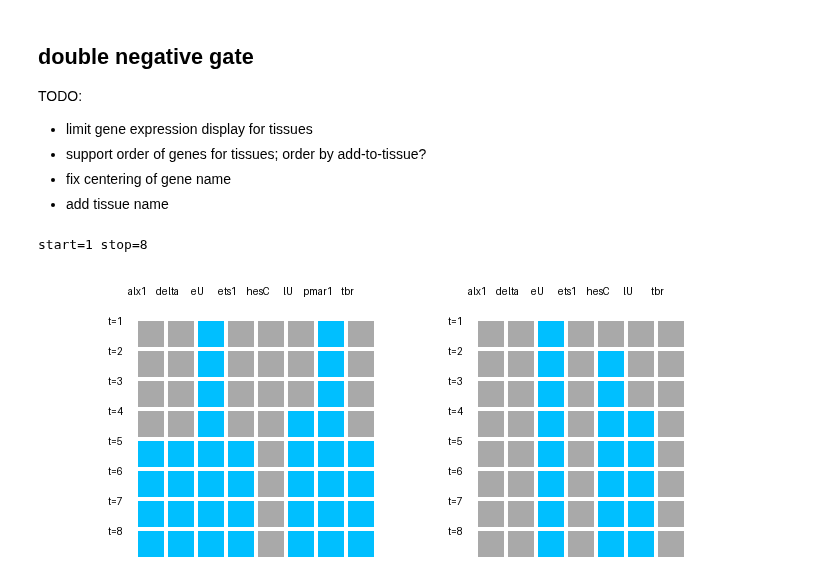
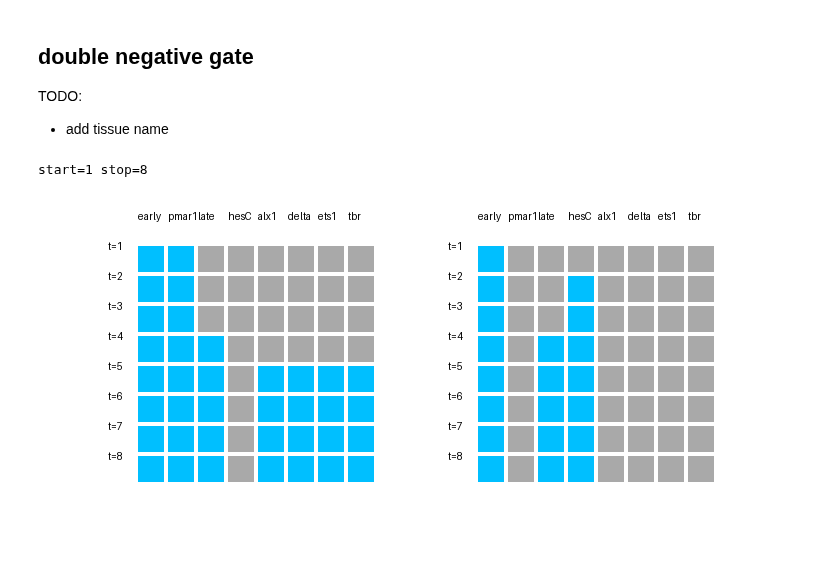
Before and after one commit to dinkum-bio/dinkum, a Jupyter notebook: notebooks/sea-urchin-double-negative.ipynb, the cells around one changed output. Saved outputs shown, nothing was run; the diff lists cells and outputs as text; code cells hidden in the pictures; blank space fills up the shorter version.

Commit message:
cleanup, add ordered gene names

```diff
--- a/notebooks/sea-urchin-double-negative.ipynb
+++ b/notebooks/sea-urchin-double-negative.ipynb
@@ -12,9 +12,6 @@ from dinkum.display import MultiTissuePanel, tc_record_activity
 ## double negative gate
 
 TODO:
-- limit gene expression display for tissues
-- support order of genes for tissues; order by add-to-tissue?
-- fix centering of gene name
 - add tissue name
 # %%
 dinkum.reset()
@@ -31,40 +28,41 @@ embryo = Tissue(name='rest of embryo')
 micromere = Tissue(name='micromeres')
 
 # maternal genes
-early_ubiq = Gene(name='eU')
-late_ubiq = Gene(name='lU')
+early_ubiq = Gene(name='early')
+late_ubiq = Gene(name='late')
 
 # @CTB: chain??
 
 ## set up maternal gene expression
 
 # early ubiq
 early_ubiq.is_present(where=micromere, start=1)
 early_ubiq.is_present(where=embryo, start=1)
 
 # late ubiq
 late_ubiq.is_present(where=micromere, start=4)
 late_ubiq.is_present(where=embryo, start=4)
 
 # pmar1: maternal in micromeres only
 pmar1.is_present(where=micromere, start=1)
 
 ## set up all downstream genes
 
 
 # hesC: early, if not for pmar1
 hesC.and_not(activator=early_ubiq, repressor=pmar1)
 
 # alx &c: late, if not for hesC
 alx1.and_not(activator=late_ubiq, repressor=hesC)
 delta.and_not(activator=late_ubiq, repressor=hesC)
 tbr.and_not(activator=late_ubiq, repressor=hesC)
 ets1.and_not(activator=late_ubiq, repressor=hesC)
 
 states, tissues, is_active_fn = tc_record_activity(stop=8)
 
-mp = MultiTissuePanel(states=states, tissue_names=['micromeres', 'rest of embryo'])
+mp = MultiTissuePanel(states=states, tissue_names=['micromeres', 'rest of embryo'],
+                      genes_by_name=[early_ubiq.name, pmar1.name, late_ubiq.name, hesC.name])
 mp.draw(is_active_fn)
 # %% [output]
 start=1 stop=8
-[figure, old version]
+[figure, new version]
```
Also changed, not shown: 2 other files.
